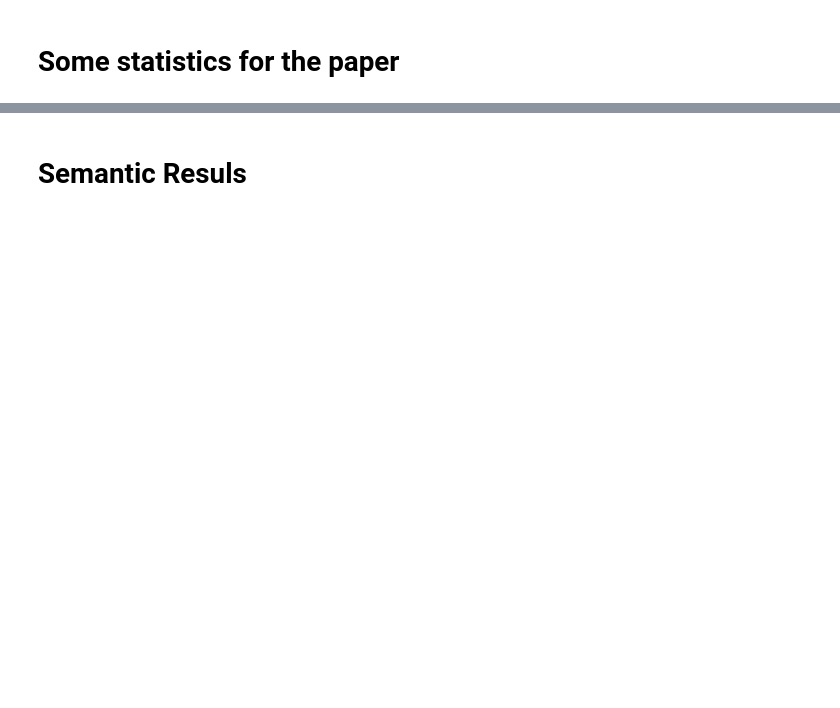
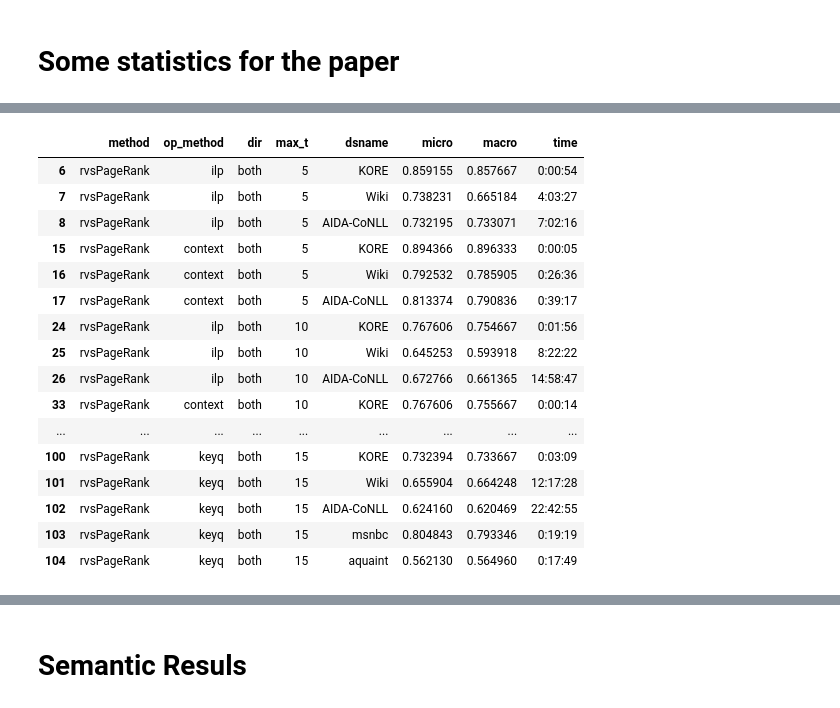
Before and after one commit to mozhgans/wikisim, a Jupyter notebook: wsd/codepieces.ipynb, the cells around one changed output, grey strips where cells are left out. Cells and saved outputs as stored; diff of their text form; code cells hidden in the pictures; blank space fills up the shorter version.

```diff
--- a/wsd/codepieces.ipynb
+++ b/wsd/codepieces.ipynb
@@ -61,5 +62,9 @@ from utils import *
 # %%
 import pandas as pd
 
-df = pd.read_csv('/home/sajadi/backup/tmp/results/wsd/reslog.csv', sep='\t', header=0)
+#don't remember why had header
+#df = pd.read_csv('/home/sajadi/backup/tmp/results/wsd/reslog.csv', sep='\t', header=0)
+
+df = pd.read_csv('/home/sajadi/backup/tmp/results/wsd/reslog.csv', sep='\t', header = None)
+df.columns=['start','method', 'op_method','dir','max_t', 'ws', 'dsname', 'micro','macro', 'time']
 df.head()
@@ -74,3 +93,14 @@ df2 = df1.copy()
 df2.loc[:,'dsname'] = df2.loc[:,'dsname'].replace('/users/grad/sajadi/backup/datasets/ner/kore.json','KORE')
 df2.loc[:,'dsname'] = df2.loc[:,'dsname'].replace('/users/grad/sajadi/backup/datasets/ner/aida.json','AIDA-CoNLL')
 df2.loc[:,'dsname'] = df2.loc[:,'dsname'].replace('/users/grad/sajadi/backup/datasets/ner/wiki-mentions.5000.json','Wiki')
+df2.loc[:,'dsname'] = df2.loc[:,'dsname'].replace('/users/grad/sajadi/backup/datasets/ner/msnbc.json','msnbc')
+df2.loc[:,'dsname'] = df2.loc[:,'dsname'].replace('/users/grad/sajadi/backup/datasets/ner/aquaint.json','aquaint')
+
+df2.loc[:,'method'] = df2.loc[:,'method'].replace('ams','overlap')
+df2.loc[:,'method'] = df2.loc[:,'method'].replace('rvspagerank','rvsPageRank')
+df2.loc[:,'method'] = df2.loc[:,'method'].replace('word2vec.300','word2vec')
+
+df2.loc[:,'op_method'] = df2.loc[:,'op_method'].replace('ilp2','key-ilp')
+df2.loc[:,'op_method'] = df2.loc[:,'op_method'].replace('context4_4','context')
+
+df2.head()
@@ -77,20 +114,46 @@ df2.loc[:,'dsname'] = df2.loc[:,'dsname'].replace('/users/grad/sajadi/backup/dat
 # %%
 def methodselect(r):
+
+    if table_no==0: #just for test
+        #return ((r.loc['method'] == 'rvsPageRank') and (r.loc['dir']=='both') and (r.loc['op_method'] in ['context', 'tagme']))
+        return (r.loc['op_method'] in ['tagme'])
+
     if table_no==1:
-        return (r.loc['method'] in ['wlm', 'ams', 'rvspagerank']) and (r.loc['dir']=='both') and \
+        return ((r.loc['method'] in ['wlm']) and (r.loc['dir']=='in') or \
+                (r.loc['method'] in ['word2vec']) or \
+                (r.loc['method'] in ['overlap', 'rvsPageRank']) and (r.loc['dir']=='both')) and \
                 (r.loc['op_method'] == 'ilp')
     if table_no==2:
-        return (r.loc['method'] in ['rvspagerank']) and (r.loc['dir']=='both') and \
-               (r.loc['op_method'] in ['ilp', 'ilp2'])
-    if table_no==3:
-        return (r.loc['method'] == 'rvspagerank' and( r.loc['dir']=='both') and (r.loc['op_method'] in ['ilp','ilp2','context4_4']))
-    if table_no==4:
-        return (r.loc['method'] == 'rvspagerank') and (r.loc['dir']=='both') and (r.loc['op_method'] in ['ilp','context4_4'])
-                #(r.loc['method'] == 'wlm' and r.loc['dir']=='in' and r.loc['op_method'] in  ['tagme', 'tagme2'])
+        return (r.loc['method'] == 'rvsPageRank' and( r.loc['dir']=='both') and \
+                (r.loc['op_method'] in ['ilp','keyq','context'])) or \
+                (r.loc['method'] == 'word2vec' and r.loc['op_method'] in ['context'])
+        #(r.loc['method'] == 'wlm' and r.loc['dir']=='in' and r.loc['op_method'] in  ['tagme'])
+    if table_no==3 or table_no==4:
+        return ((r.loc['method'] == 'rvsPageRank') and (r.loc['dir']=='both') and \
+                (r.loc['op_method'] in ['ilp','context', 'keyq'])) #or \
+                #(r.loc['method'] in ['word2vec'] and r.loc['op_method'] in  ['context'])
 
 df3 = df2[df2.apply(lambda r: ('wiki-mentions.json' not in r.loc['dsname']) and (r.loc['max_t'] in [5,10,15]), axis=1)]
 df3 = df3[df3.apply(methodselect, axis=1)]
 df3
+# %% [output]
+|  | method | op_method | dir | max_t | dsname | micro | macro | time |
+| 6 | rvsPageRank | ilp | both | 5 | KORE | 0.859155 | 0.857667 | 0:00:54 |
+| 7 | rvsPageRank | ilp | both | 5 | Wiki | 0.738231 | 0.665184 | 4:03:27 |
+| 8 | rvsPageRank | ilp | both | 5 | AIDA-CoNLL | 0.732195 | 0.733071 | 7:02:16 |
+| 15 | rvsPageRank | context | both | 5 | KORE | 0.894366 | 0.896333 | 0:00:05 |
+| 16 | rvsPageRank | context | both | 5 | Wiki | 0.792532 | 0.785905 | 0:26:36 |
+| 17 | rvsPageRank | context | both | 5 | AIDA-CoNLL | 0.813374 | 0.790836 | 0:39:17 |
+| 24 | rvsPageRank | ilp | both | 10 | KORE | 0.767606 | 0.754667 | 0:01:56 |
+| 25 | rvsPageRank | ilp | both | 10 | Wiki | 0.645253 | 0.593918 | 8:22:22 |
+| 26 | rvsPageRank | ilp | both | 10 | AIDA-CoNLL | 0.672766 | 0.661365 | 14:58:47 |
+| 33 | rvsPageRank | context | both | 10 | KORE | 0.767606 | 0.755667 | 0:00:14 |
+| ... | ... | ... | ... | ... | ... | ... | ... | ... |
+| 100 | rvsPageRank | keyq | both | 15 | KORE | 0.732394 | 0.733667 | 0:03:09 |
+| 101 | rvsPageRank | keyq | both | 15 | Wiki | 0.655904 | 0.664248 | 12:17:28 |
+| 102 | rvsPageRank | keyq | both | 15 | AIDA-CoNLL | 0.624160 | 0.620469 | 22:42:55 |
+| 103 | rvsPageRank | keyq | both | 15 | msnbc | 0.804843 | 0.793346 | 0:19:19 |
+| 104 | rvsPageRank | keyq | both | 15 | aquaint | 0.562130 | 0.564960 | 0:17:49 |
 # %%
 df4=df3.drop('dir', axis=1)
 if table_no==1:
```
Also changed, not shown: parts of 42 cells of this notebook, 18 other files.
